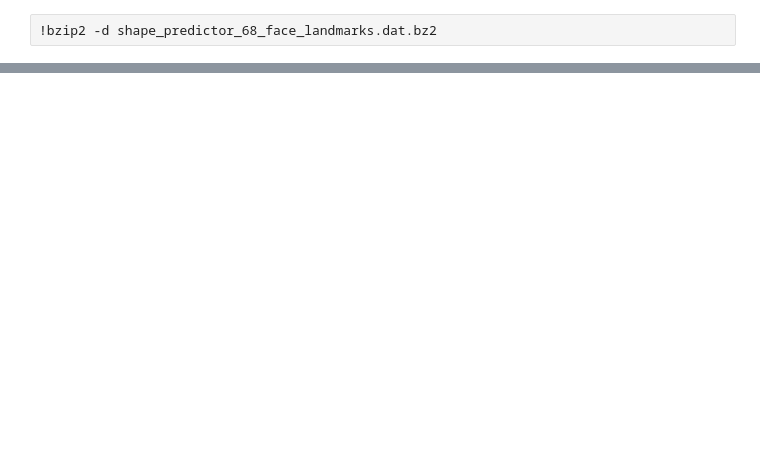
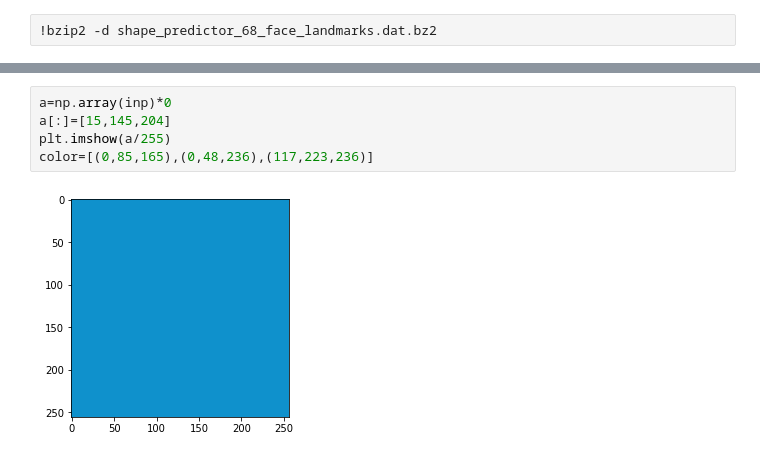
Before and after one commit to Nilanshrajput/Face2facade, a Jupyter notebook: face_feature_Extractor/face_feature_extractor.ipynb, the cells around one changed output, grey strips where cells are left out. Cells and saved outputs as stored; diff of their text form; blank space fills up the shorter version.

```diff
--- a/face_feature_Extractor/face_feature_extractor.ipynb
+++ b/face_feature_Extractor/face_feature_extractor.ipynb
@@ -184,0 +337,7 @@ DSSSSSSSSSSSs
+# %%
+a=np.array(inp)*0
+a[:]=[15,145,204]
+plt.imshow(a/255)
+color=[(0,85,165),(0,48,236),(117,223,236)]
+# %% [output]
+[figure, added]
```
Also changed, not shown: parts of 13 cells of this notebook.
